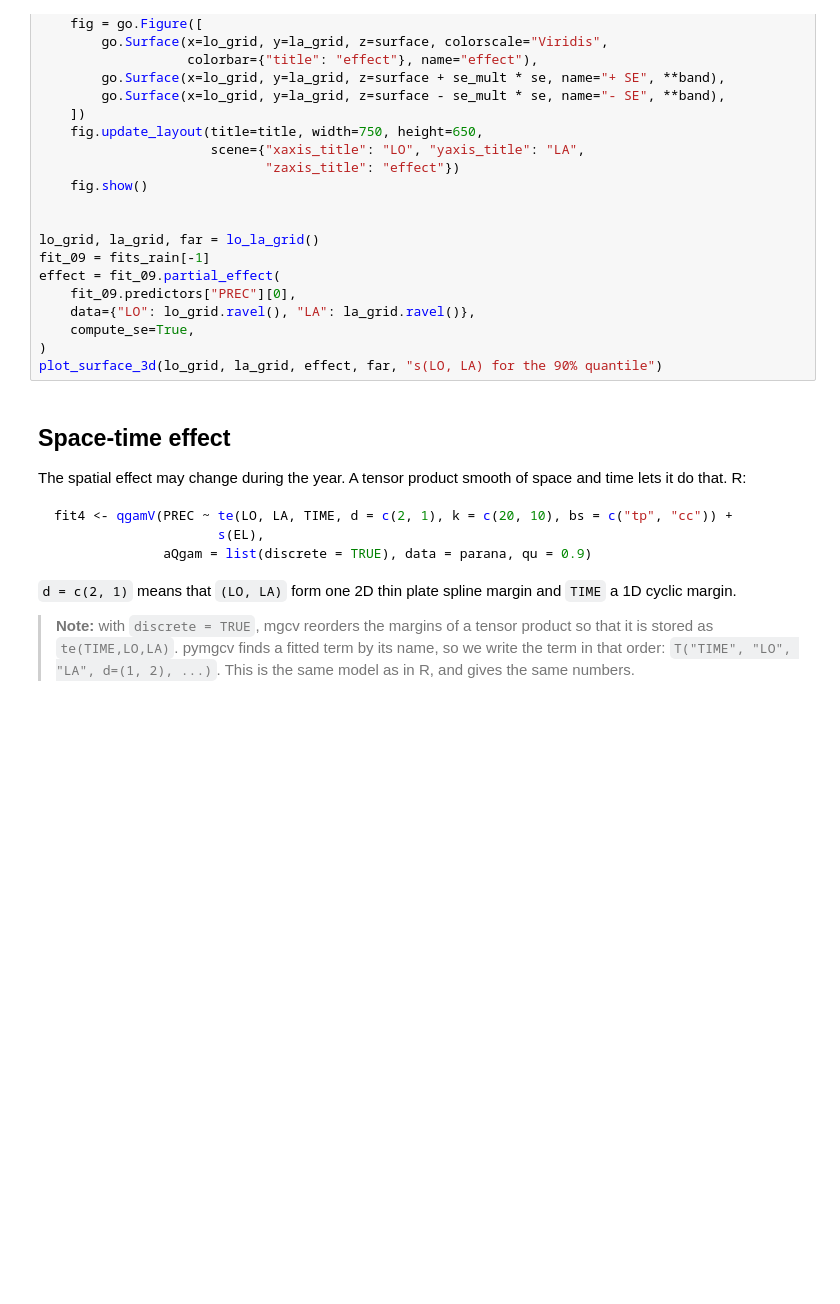
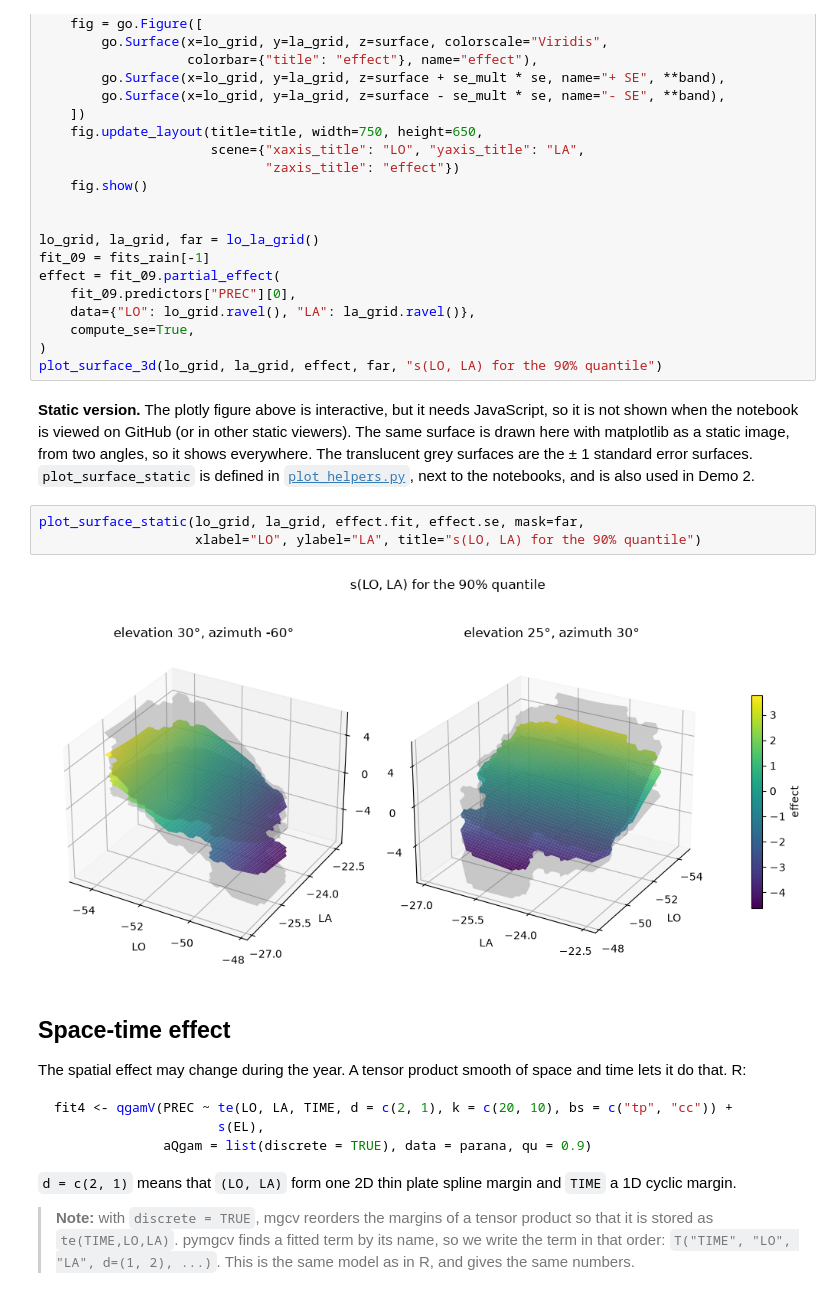
Before and after one commit to perellonieto/GAM_Workshop_Dortmund_25, a Jupyter notebook: Py_demos/4_qgam.ipynb, the cells around one changed output. Saved outputs shown, nothing was run; the diff lists cells and outputs as text; blank space fills up the shorter version.

```diff
--- a/Py_demos/4_qgam.ipynb
+++ b/Py_demos/4_qgam.ipynb
@@ -632,6 +633,18 @@ effect = fit_09.partial_effect(
     compute_se=True,
 )
 plot_surface_3d(lo_grid, la_grid, effect, far, "s(LO, LA) for the 90% quantile")
+# %% [markdown]
+**Static version.** The plotly figure above is interactive, but it needs JavaScript, so it
+is not shown when the notebook is viewed on GitHub (or in other static viewers). The
+same surface is drawn here with matplotlib as a static image, from two angles, so it
+shows everywhere. The translucent grey surfaces are the ± 1 standard error surfaces.
+`plot_surface_static` is defined in [`plot_helpers.py`](plot_helpers.py), next to the
+notebooks, and is also used in Demo 2.
+# %%
+plot_surface_static(lo_grid, la_grid, effect.fit, effect.se, mask=far,
+                    xlabel="LO", ylabel="LA", title="s(LO, LA) for the 90% quantile")
+# %% [output]
+[figure, added]
 # %% [markdown]
 ## Space-time effect
 
```
Also changed, not shown: parts of 3 cells of this notebook, 3 other files.
